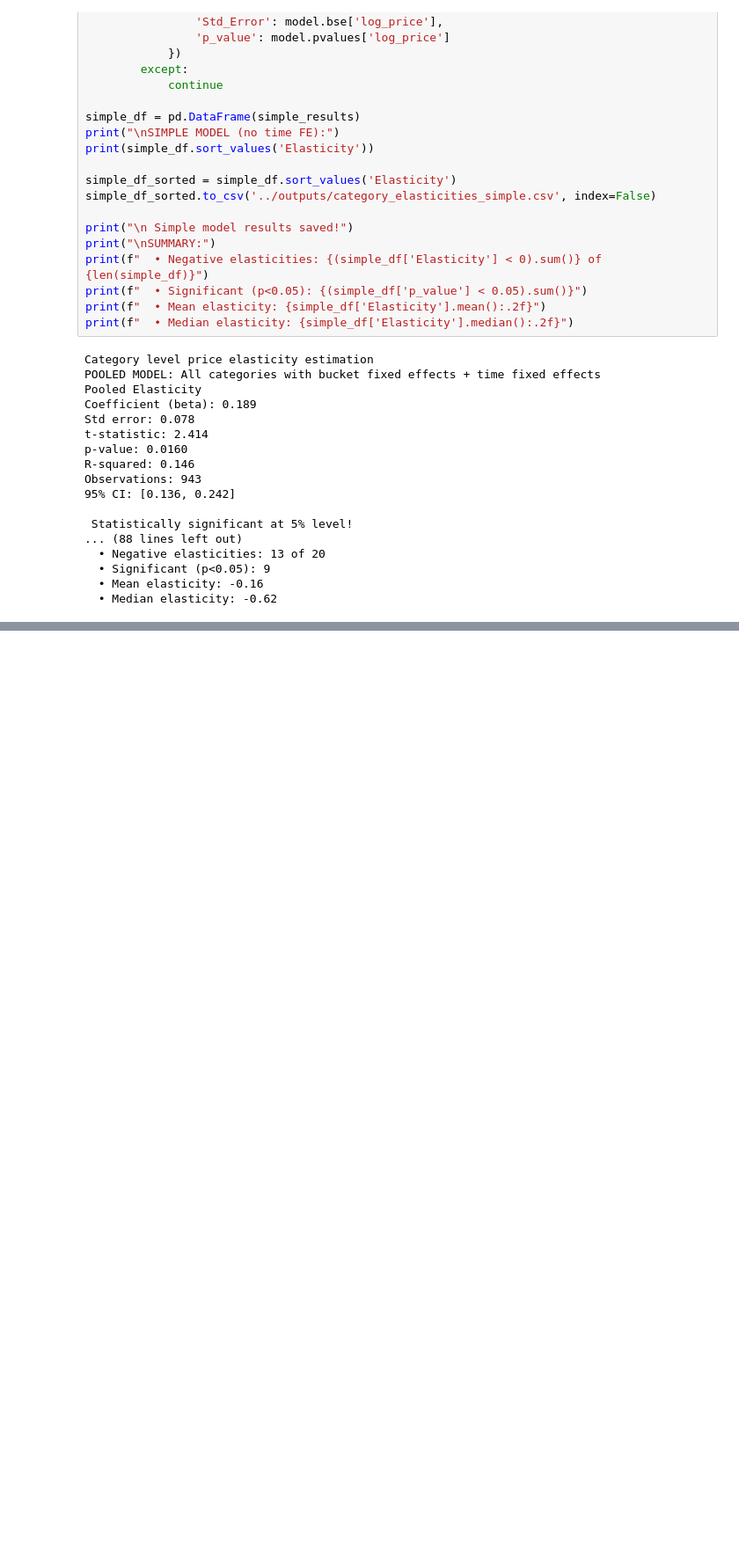
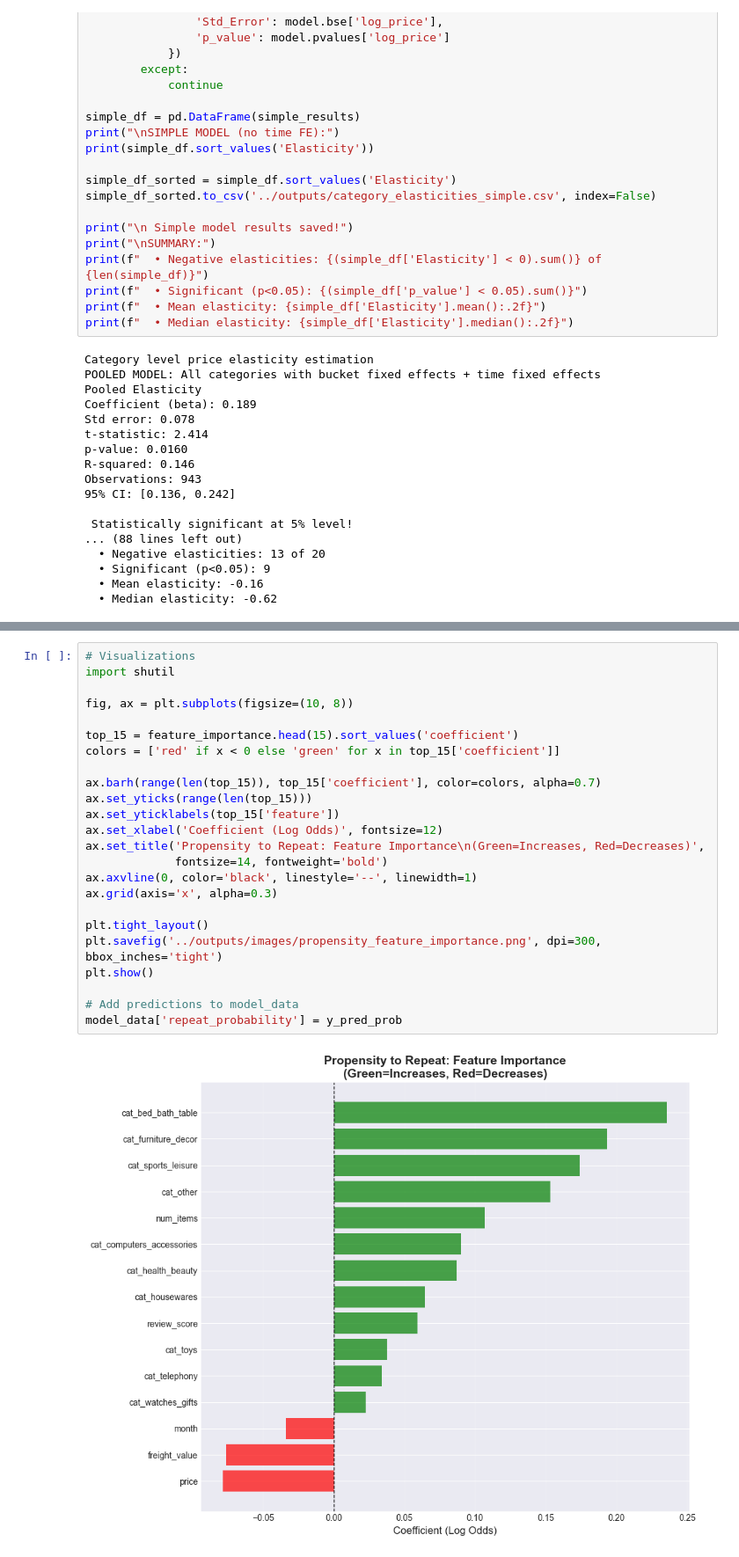
Before and after one commit to DineshPoddaturi/ecommerce-pricing-transformation, a Jupyter notebook: notebooks/02_segmentation_elasticity_clv.ipynb, the cells around one changed output, grey strips where cells are left out. Shown at 88% size. Cells and saved outputs as stored; diff of their text form; blank space fills up the shorter version.

```diff
--- a/notebooks/02_segmentation_elasticity_clv.ipynb
+++ b/notebooks/02_segmentation_elasticity_clv.ipynb
@@ -1324,0 +2428,26 @@ FINAL ELASTICITY SUMMARY: SIMPLE vs CONTROLLED
+# %%
+# Visualizations
+import shutil
+
+fig, ax = plt.subplots(figsize=(10, 8))
+
+top_15 = feature_importance.head(15).sort_values('coefficient')
+colors = ['red' if x < 0 else 'green' for x in top_15['coefficient']]
+
+ax.barh(range(len(top_15)), top_15['coefficient'], color=colors, alpha=0.7)
+ax.set_yticks(range(len(top_15)))
+ax.set_yticklabels(top_15['feature'])
+ax.set_xlabel('Coefficient (Log Odds)', fontsize=12)
+ax.set_title('Propensity to Repeat: Feature Importance\n(Green=Increases, Red=Decreases)',
+             fontsize=14, fontweight='bold')
+ax.axvline(0, color='black', linestyle='--', linewidth=1)
+ax.grid(axis='x', alpha=0.3)
+
+plt.tight_layout()
+plt.savefig('../outputs/images/propensity_feature_importance.png', dpi=300, bbox_inches='tight')
+plt.show()
+
+# Add predictions to model_data
+model_data['repeat_probability'] = y_pred_prob
+# %% [output]
+[figure, added]
```
Also changed, not shown: parts of 17 cells of this notebook.
